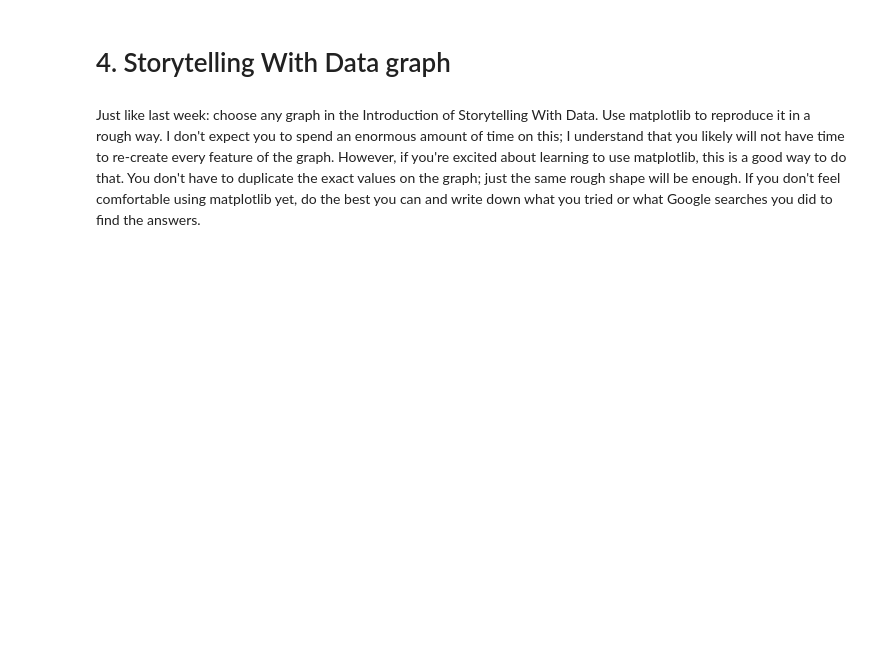
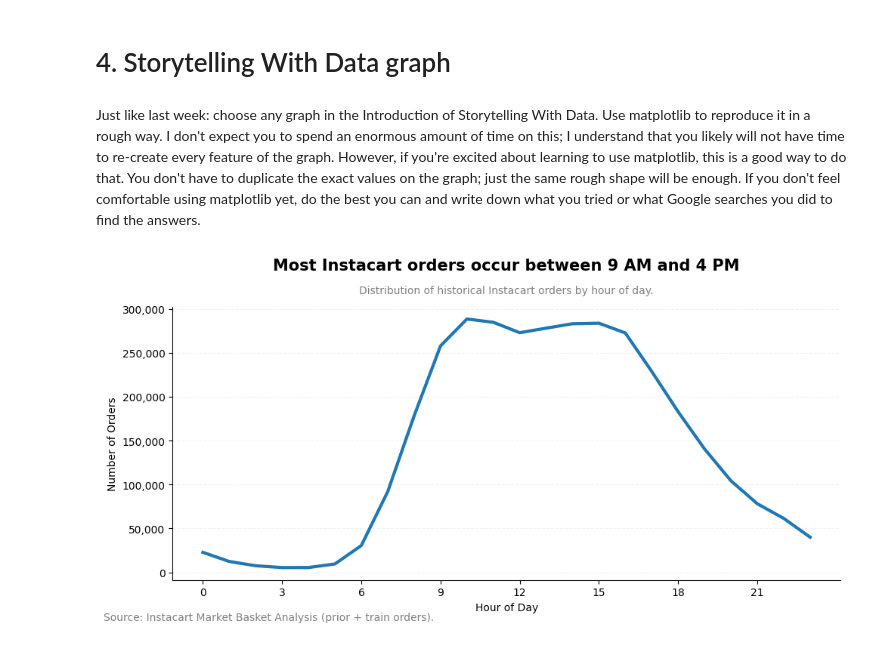
Before and after one commit to carlos00002/DX699_02, a Jupyter notebook: homework/OMDS-ModB2-Week2-Jaime-Carlos.ipynb, the cells around one changed output. Cells and saved outputs as stored; diff of their text form; code cells hidden in the pictures; blank space fills up the shorter version.

Commit message:
updating information

```diff
--- a/homework/OMDS-ModB2-Week2-Jaime-Carlos.ipynb
+++ b/homework/OMDS-ModB2-Week2-Jaime-Carlos.ipynb
@@ -179,0 +278,60 @@ Just like last week: choose any graph in the Introduction of Storytelling With D
+# %%
+
+
+#the follwing graph, i tried to create the linegraph shwon on page 4 of storytelling with data book
+
+
+import matplotlib.pyplot as plt
+import matplotlib.ticker as mtick
+
+hourly = orders.groupby("order_hour_of_day").size().sort_index()
+
+# genreal setup
+fig, ax = plt.subplots(figsize=(10,5))
+ax.plot(hourly.index, hourly.values, linewidth=3)
+
+
+
+# the main title information
+ax.set_title(
+    "Most Instacart orders occur between 9 AM and 4 PM",
+    fontsize=15,
+    fontweight="bold",
+    pad=35
+)
+
+# little grey sub title information
+ax.text(
+    0.5, 1.05,
+    "Distribution of historical Instacart orders by hour of day.",
+    transform=ax.transAxes,
+    ha="center",
+    fontsize=10,
+    color="gray"
+)
+
+# set ticks and adjust x and y information
+ax.set_xlabel("Hour of Day")
+ax.set_ylabel("Number of Orders")
+
+ax.set_xticks(range(0,24,3))
+ax.yaxis.set_major_formatter(mtick.StrMethodFormatter('{x:,.0f}'))
+
+ax.grid(axis="y", linestyle="--", alpha=0.15)
+
+ax.spines["top"].set_visible(False)
+ax.spines["right"].set_visible(False)
+
+# grey foot note like the book
+fig.text(
+    0.01, 0.01,
+    "Source: Instacart Market Basket Analysis (prior + train orders).",
+    ha="left",
+    fontsize=10,
+    color="gray"
+)
+
+plt.tight_layout()
+plt.show()
+# %% [output]
+[figure, added]
```
Also changed, not shown: parts of 11 cells of this notebook.
